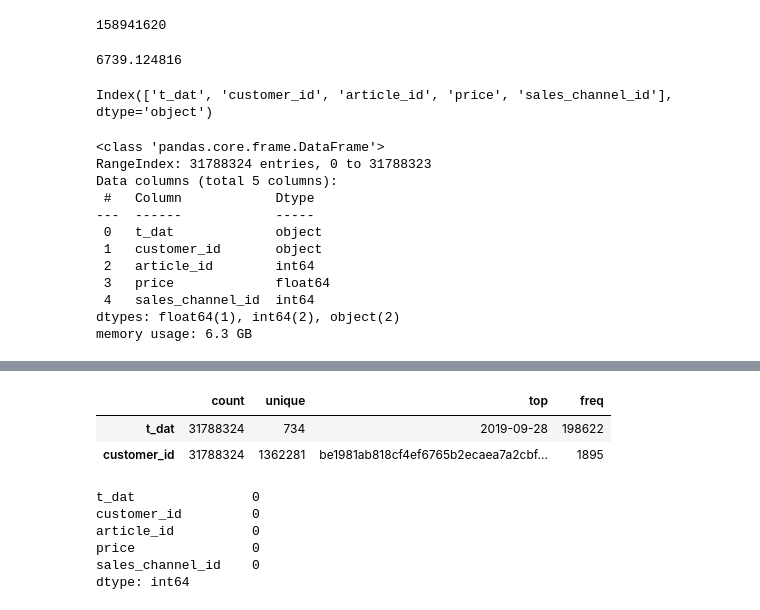
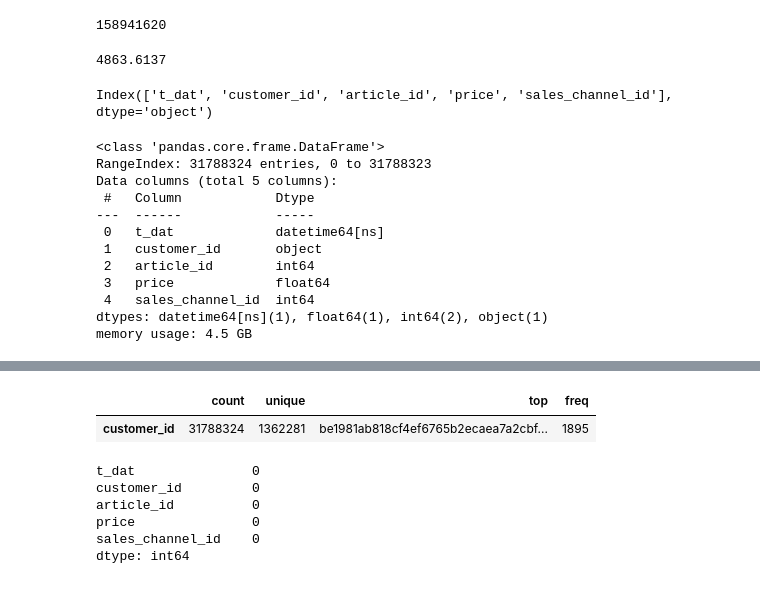
Before and after one commit to theflyingd/fashion-recommender, a Jupyter notebook: notebooks/Columsdescription_Martin.ipynb, the cells around one changed output, grey strips where cells are left out. Saved outputs shown, nothing was run; the diff lists cells and outputs as text; code cells hidden in the pictures.

```diff
--- a/notebooks/Columsdescription_Martin.ipynb
+++ b/notebooks/Columsdescription_Martin.ipynb
@@ -29,7 +29,7 @@ warnings.filterwarnings('ignore')
 # %%
 articles = pd.read_csv("../data/articles.csv").sort_values ("article_id").reset_index(drop=True)
 custom = pd.read_csv("../data/customers.csv").sort_values("customer_id").reset_index(drop=True)
-trans= pd.read_csv("../data/transactions_train.csv").sort_values("customer_id").reset_index(drop=True)
+trans= pd.read_csv("../data/transactions_train.csv",parse_dates=['t_dat']).sort_values("customer_id").reset_index(drop=True)
 sample=pd.read_csv("../data/sample_submission.csv").sort_values("customer_id").reset_index(drop=True)
 # %% [markdown]
 ## General description
@@ -1744,7 +1744,7 @@ trans.size
 # %%
 trans.memory_usage(index=True, deep=True).sum()/1e+6
 # %% [output]
-6739.124816
+4863.6137
 # %%
 trans.columns
 # %% [output]
@@ -1757,11 +1757,11 @@ RangeIndex: 31788324 entries, 0 to 31788323
 Data columns (total 5 columns):
  #   Column            Dtype
 ---  ------            -----
- 0   t_dat             object
+ 0   t_dat             datetime64[ns]
  1   customer_id       object
  2   article_id        int64
  3   price             float64
  4   sales_channel_id  int64
-dtypes: float64(1), int64(2), object(2)
-memory usage: 6.3 GB
+dtypes: datetime64[ns](1), float64(1), int64(2), object(1)
+memory usage: 4.5 GB
 # %%
@@ -1772,10 +1772,9 @@ round(trans.describe(datetime_is_numeric=True).T,2)
 | price | 31788324.0 | 3.000000e-02 | 2.000000e-02 | 0.0 | 2.000000e-02 | 3.000000e-02 | 3.000000e-02 | 5.900000e-01 |
 | sales_channel_id | 31788324.0 | 1.700000e+00 | 4.600000e-01 | 1.0 | 1.000000e+00 | 2.000000e+00 | 2.000000e+00 | 2.000000e+00 |
 # %%
-round(trans.describe(datetime_is_numeric=True, include=np.object).T,2)
+round(trans.describe( include=np.object).T,2)
 # %% [output]
 |  | count | unique | top | freq |
-| t_dat | 31788324 | 734 | 2019-09-28 | 198622 |
 | customer_id | 31788324 | 1362281 | be1981ab818cf4ef6765b2ecaea7a2cbf... | 1895 |
 # %%
 trans.isnull().sum()
```
Also changed, not shown: parts of 11 cells of this notebook, 2 other files.
